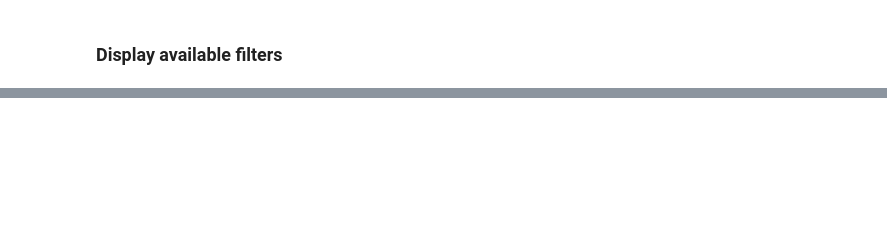
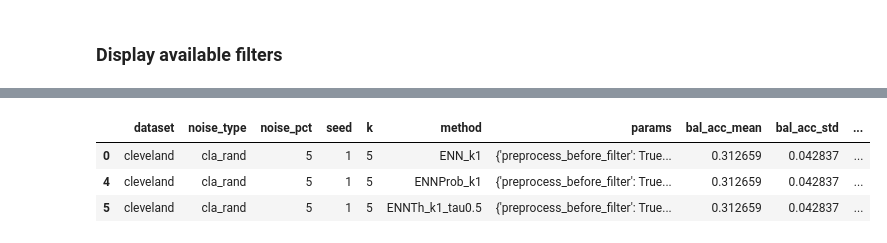
Before and after one commit to Juamp667/noislearn, a Jupyter notebook: testing.ipynb, the cells around one changed output, grey strips where cells are left out. Saved outputs shown, nothing was run; the diff lists cells and outputs as text; code cells hidden in the pictures; blank space fills up the shorter version.

```diff
--- a/testing.ipynb
+++ b/testing.ipynb
@@ -183,0 +243,18 @@ results = {
+# %%
+df = class_summary_df.copy()
+df["method_base"] = df["method"].str.split("_").str[0]
+best_by_filter = (
+    df.sort_values(
+        by=["method_base", "f1_macro_mean", "bal_acc_mean"],
+        ascending=[True, False, False],
+    )
+    .groupby("method_base", as_index=False)
+    .head(1)
+    .sort_values("f1_macro_mean", ascending=False)
+)
+best_by_filter
+# %% [output]
+|  | dataset | noise_type | noise_pct | seed | k | method | params | bal_acc_mean | bal_acc_std | ... |
+| 0 | cleveland | cla_rand | 5 | 1 | 5 | ENN_k1 | {'preprocess_before_filter': True... | 0.312659 | 0.042837 | ... |
+| 4 | cleveland | cla_rand | 5 | 1 | 5 | ENNProb_k1 | {'preprocess_before_filter': True... | 0.312659 | 0.042837 | ... |
+| 5 | cleveland | cla_rand | 5 | 1 | 5 | ENNTh_k1_tau0.5 | {'preprocess_before_filter': True... | 0.312659 | 0.042837 | ... |
```
Also changed, not shown: parts of 39 cells of this notebook, 22 other files.
